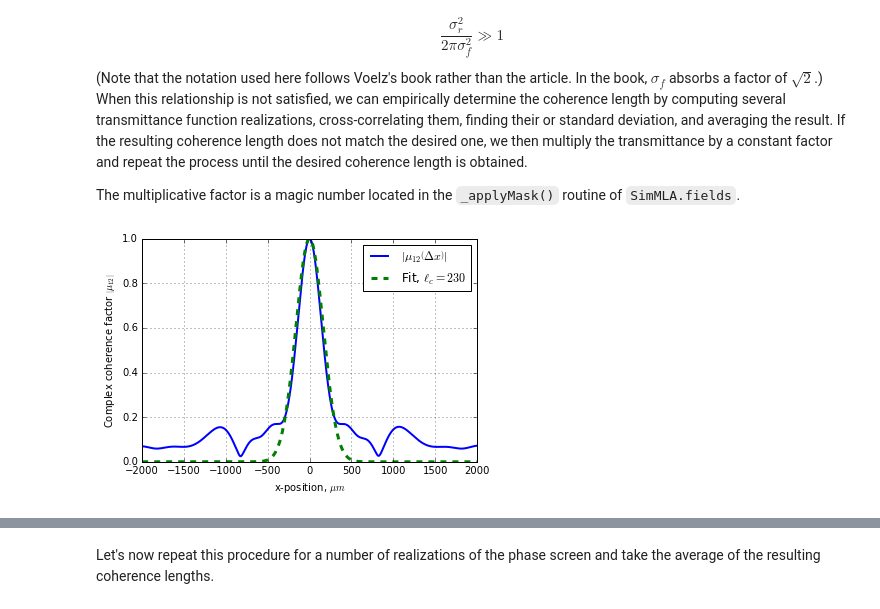
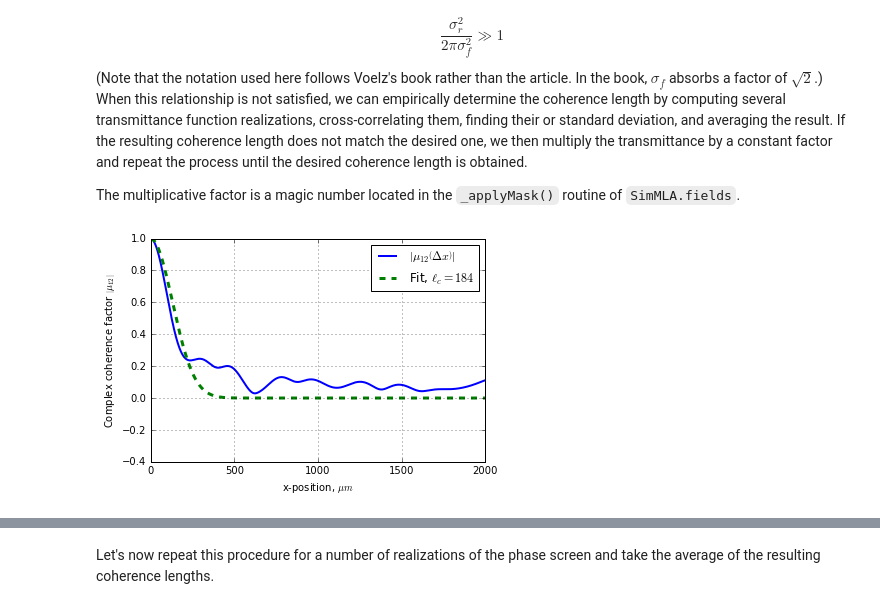
Before and after one commit to kmdouglass/simmla, a Jupyter notebook: publication_data/GSM Calibration.ipynb, the cells around one changed output, grey strips where cells are left out. Saved outputs shown, nothing was run; the diff lists cells and outputs as text; code cells hidden in the pictures.

Commit message:
Began checking coherence length with two slit experiment.
Former-commit-id: a8fb331404918d53eb55ca42dd01a690ef851458

```diff
--- a/publication_data/GSM Calibration.ipynb
+++ b/publication_data/GSM Calibration.ipynb
@@ -75,12 +75,11 @@ The multiplicative factor is a magic number located in the `_applyMask()` routin
 # %%
 # Prepare the Gaussian curve fit
 from scipy.optimize import curve_fit as cf
-def Gaussian(x, *p):
-    mean, cohLength = p
+def Gaussian(x, cohLength):
 
-    return np.exp(-(x - mean)**2 / cohLength**2)
+    return np.exp(-(x)**2 / cohLength**2)
 
-initGuess = [0, 100]
+initGuess = [cohLength]
 # %%
 # Compute the phase screen transmittance and its autocorrelation
 t = np.exp(1j * np.angle(beamSample))
@@ -98,14 +97,14 @@ R = np.abs(R / np.max(R))
 # Fit a Gaussian to R and find the std. dev.
 popt, _ = cf(Gaussian, grid.px, R, p0 = initGuess)
 # %%
-plt.plot(grid.px, np.abs(R / np.max(R)), linewidth = 2, label = r'$\left| \mu_{12} \left( \Delta x \right) \right|$')
-plt.plot(grid.px, Gaussian(grid.px, *popt), '--', linewidth = 3, label = r'Fit, $\ell_c = {0:.0f}$'.format(popt[1]))
-plt.xlim((-2000, 2000))
-plt.ylim((0, 1))
+plt.plot(grid.px, R, linewidth = 2, label = r'$\left| \mu_{12} \left( \Delta x \right) \right|$')
+plt.plot(grid.px, Gaussian(grid.px, popt[0]), '--', linewidth = 3, label = r'Fit, $\ell_c = {0:.0f}$'.format(popt[0]))
+plt.xlim((0, 2000))
+plt.ylim((-.4, 1))
 plt.xlabel(r'x-position, $\mu m$')
 plt.ylabel(r'Complex coherence factor $\left| \mu_{12} \right|$')
 plt.grid(True)
 plt.legend()
 plt.show()
 # %% [output]
-[figure, old version]
+[figure, new version]
```
Also changed, not shown: parts of 9 cells of this notebook, 2 other files.
